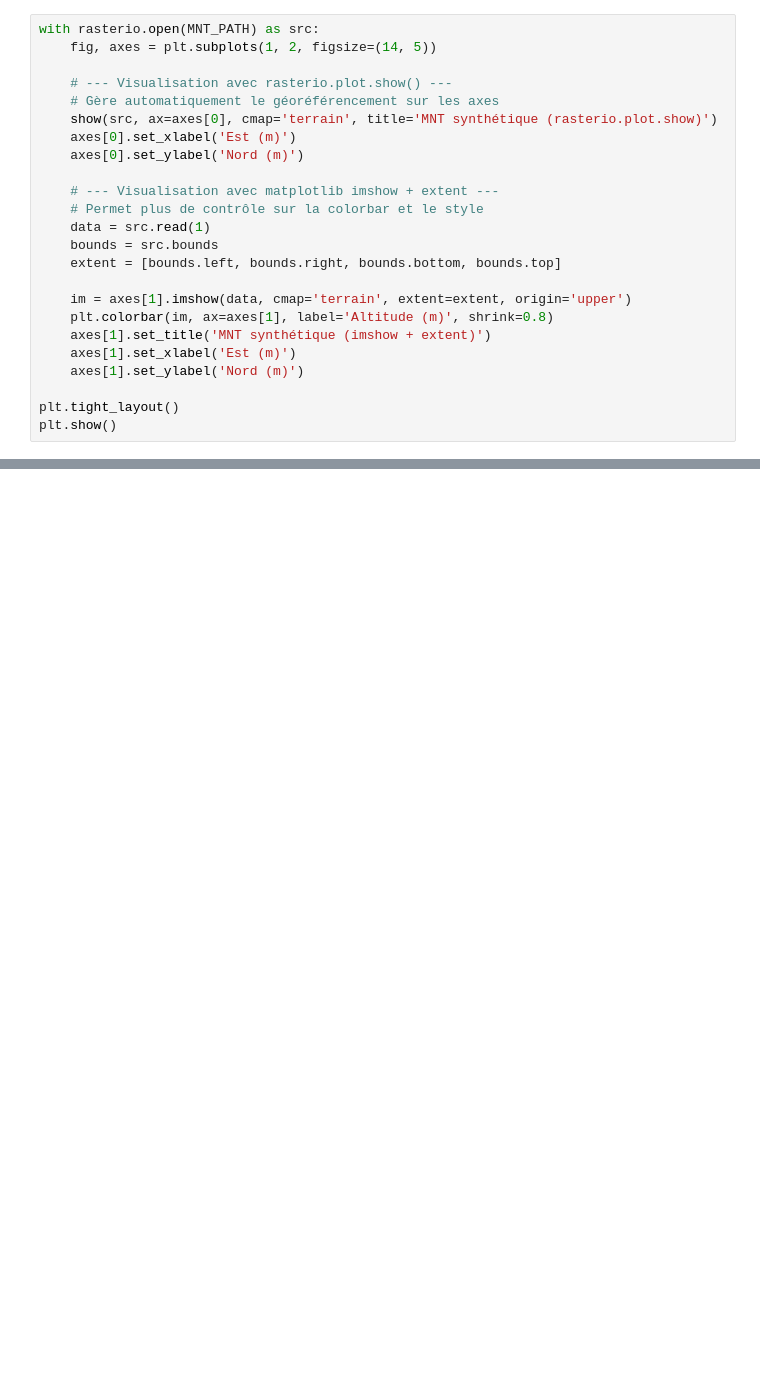
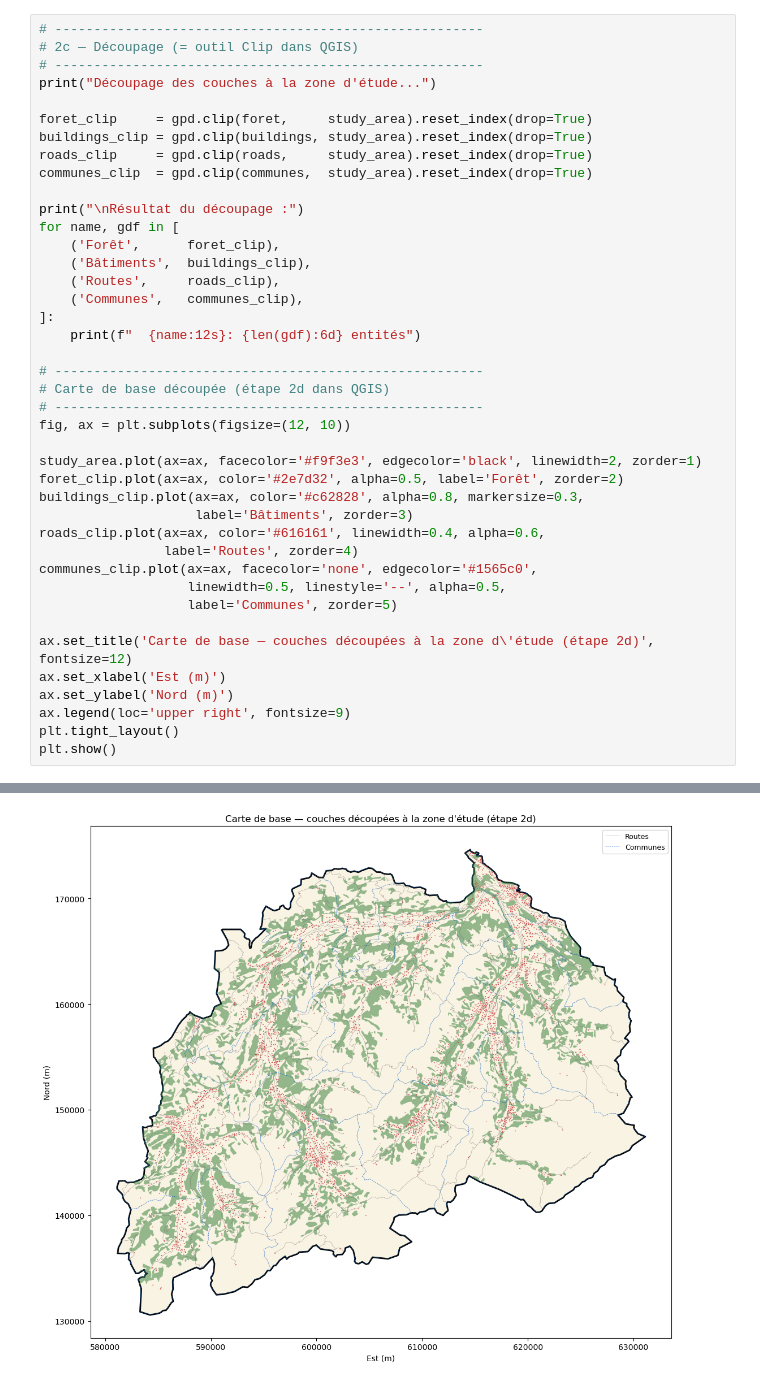
Before and after one commit to gse-unil/2026_Geoinformatique_II, a Jupyter notebook: tps/tp-py03.ipynb, the cells around one changed output, grey strips where cells are left out. Drawn from its saved outputs; the diff is of its cells as text; blank space fills up the shorter version.

```diff
--- a/tps/tp-py03.ipynb
+++ b/tps/tp-py03.ipynb
@@ -205,24 +149,42 @@ print(f"Valeurs       : min={data.min():.1f}, max={data.max():.1f}, mean={data.m
 # %%
-with rasterio.open(MNT_PATH) as src:
-    fig, axes = plt.subplots(1, 2, figsize=(14, 5))
+# -------------------------------------------------------
+# 2c — Découpage (= outil Clip dans QGIS)
+# -------------------------------------------------------
+print("Découpage des couches à la zone d'étude...")
 
-    # --- Visualisation avec rasterio.plot.show() ---
-    # Gère automatiquement le géoréférencement sur les axes
-    show(src, ax=axes[0], cmap='terrain', title='MNT synthétique (rasterio.plot.show)')
-    axes[0].set_xlabel('Est (m)')
-    axes[0].set_ylabel('Nord (m)')
+foret_clip     = gpd.clip(foret,     study_area).reset_index(drop=True)
+buildings_clip = gpd.clip(buildings, study_area).reset_index(drop=True)
+roads_clip     = gpd.clip(roads,     study_area).reset_index(drop=True)
+communes_clip  = gpd.clip(communes,  study_area).reset_index(drop=True)
 
-    # --- Visualisation avec matplotlib imshow + extent ---
-    # Permet plus de contrôle sur la colorbar et le style
-    data = src.read(1)
-    bounds = src.bounds
-    extent = [bounds.left, bounds.right, bounds.bottom, bounds.top]
+print("\nRésultat du découpage :")
+for name, gdf in [
+    ('Forêt',      foret_clip),
+    ('Bâtiments',  buildings_clip),
+    ('Routes',     roads_clip),
+    ('Communes',   communes_clip),
+]:
+    print(f"  {name:12s}: {len(gdf):6d} entités")
 
-    im = axes[1].imshow(data, cmap='terrain', extent=extent, origin='upper')
-    plt.colorbar(im, ax=axes[1], label='Altitude (m)', shrink=0.8)
-    axes[1].set_title('MNT synthétique (imshow + extent)')
-    axes[1].set_xlabel('Est (m)')
-    axes[1].set_ylabel('Nord (m)')
+# -------------------------------------------------------
+# Carte de base découpée (étape 2d dans QGIS)
+# -------------------------------------------------------
+fig, ax = plt.subplots(figsize=(12, 10))
 
+study_area.plot(ax=ax, facecolor='#f9f3e3', edgecolor='black', linewidth=2, zorder=1)
+foret_clip.plot(ax=ax, color='#2e7d32', alpha=0.5, label='Forêt', zorder=2)
+buildings_clip.plot(ax=ax, color='#c62828', alpha=0.8, markersize=0.3,
+                    label='Bâtiments', zorder=3)
+roads_clip.plot(ax=ax, color='#616161', linewidth=0.4, alpha=0.6,
+                label='Routes', zorder=4)
+communes_clip.plot(ax=ax, facecolor='none', edgecolor='#1565c0',
+                   linewidth=0.5, linestyle='--', alpha=0.5,
+                   label='Communes', zorder=5)
+
+ax.set_title('Carte de base — couches découpées à la zone d\'étude (étape 2d)', fontsize=12)
+ax.set_xlabel('Est (m)')
+ax.set_ylabel('Nord (m)')
+ax.legend(loc='upper right', fontsize=9)
 plt.tight_layout()
 plt.show()
+# %% [output]
@@ -229 +198,2 @@ plt.show()
+[figure, added]
 # %% [markdown]
```
Also changed, not shown: parts of 33 cells of this notebook, 2 other files.
